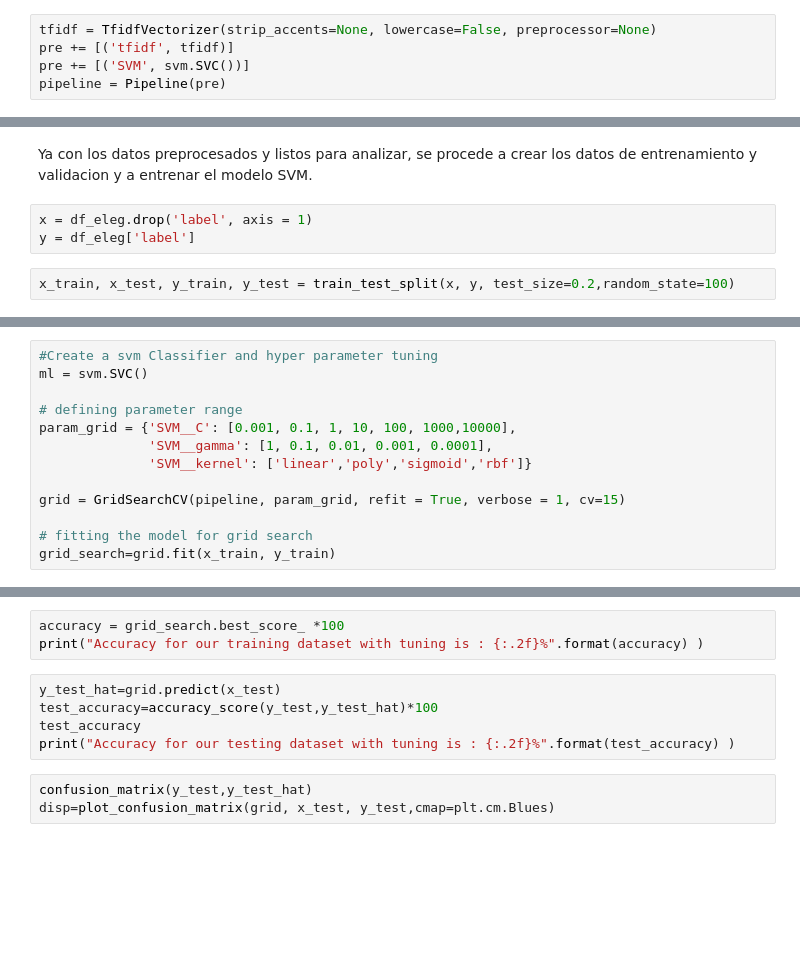
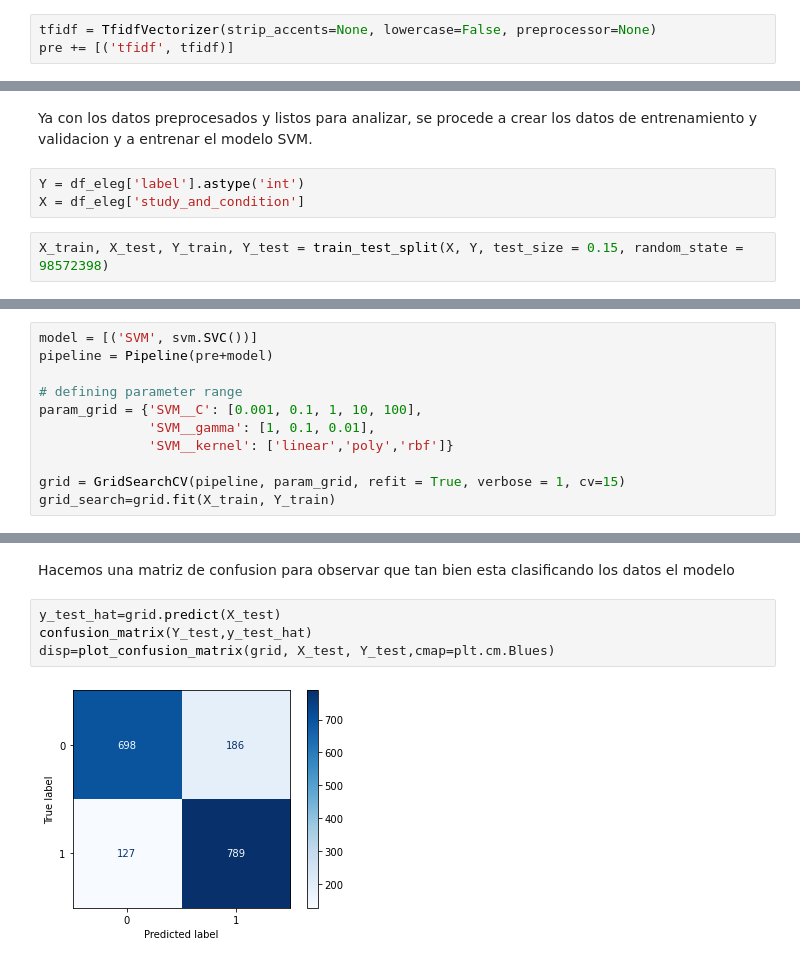
Before and after one commit to Rembrandtsx/proyecto1, a Jupyter notebook: Modelos/SVM_n.orjuela.ipynb, the cells around one changed output, grey strips where cells are left out. Saved outputs shown, nothing was run; the diff lists cells and outputs as text; blank space fills up the shorter version.

```diff
--- a/Modelos/SVM_n.orjuela.ipynb
+++ b/Modelos/SVM_n.orjuela.ipynb
@@ -161,14 +163,12 @@ pre
 # %%
 tfidf = TfidfVectorizer(strip_accents=None, lowercase=False, preprocessor=None)
 pre += [('tfidf', tfidf)]
-pre += [('SVM', svm.SVC())]
-pipeline = Pipeline(pre)
 # %% [markdown]
 ### 2. Modelamiento y entrenamiento del modelo
 # %% [markdown]
 Ya con los datos preprocesados y listos para analizar, se procede a crear los datos de entrenamiento y validacion y a entrenar el modelo SVM.
 # %%
-x = df_eleg.drop('label', axis = 1)
-y = df_eleg['label']
+Y = df_eleg['label'].astype('int')
+X = df_eleg['study_and_condition']
 # %%
-x_train, x_test, y_train, y_test = train_test_split(x, y, test_size=0.2,random_state=100)
+X_train, X_test, Y_train, Y_test = train_test_split(X, Y, test_size = 0.15, random_state = 98572398)
@@ -175,14 +177,12 @@ x_train, x_test, y_train, y_test = train_test_split(x, y, test_size=0.2,random_s
 # %%
-#Create a svm Classifier and hyper parameter tuning
-ml = svm.SVC()
+model = [('SVM', svm.SVC())]
+pipeline = Pipeline(pre+model)
 
 # defining parameter range
-param_grid = {'SVM__C': [0.001, 0.1, 1, 10, 100, 1000,10000],
-              'SVM__gamma': [1, 0.1, 0.01, 0.001, 0.0001],
-              'SVM__kernel': ['linear','poly','sigmoid','rbf']}
+param_grid = {'SVM__C': [0.001, 0.1, 1, 10, 100],
+              'SVM__gamma': [1, 0.1, 0.01],
+              'SVM__kernel': ['linear','poly','rbf']}
 
 grid = GridSearchCV(pipeline, param_grid, refit = True, verbose = 1, cv=15)
-
-# fitting the model for grid search
-grid_search=grid.fit(x_train, y_train)
+grid_search=grid.fit(X_train, Y_train)
 # %% [output]
@@ -210,11 +196,8 @@ print(grid_search.best_params_)
-# %%
-accuracy = grid_search.best_score_ *100
-print("Accuracy for our training dataset with tuning is : {:.2f}%".format(accuracy) )
-# %%
-y_test_hat=grid.predict(x_test)
-test_accuracy=accuracy_score(y_test,y_test_hat)*100
-test_accuracy
-print("Accuracy for our testing dataset with tuning is : {:.2f}%".format(test_accuracy) )
+# %% [markdown]
+Hacemos una matriz de confusion para observar que tan bien esta clasificando los datos el modelo
 # %%
-confusion_matrix(y_test,y_test_hat)
-disp=plot_confusion_matrix(grid, x_test, y_test,cmap=plt.cm.Blues)
+y_test_hat=grid.predict(X_test)
+confusion_matrix(Y_test,y_test_hat)
+disp=plot_confusion_matrix(grid, X_test, Y_test,cmap=plt.cm.Blues)
+# %% [output]
+[figure, added]
```
Also changed, not shown: parts of 11 cells of this notebook, 3 other files.
